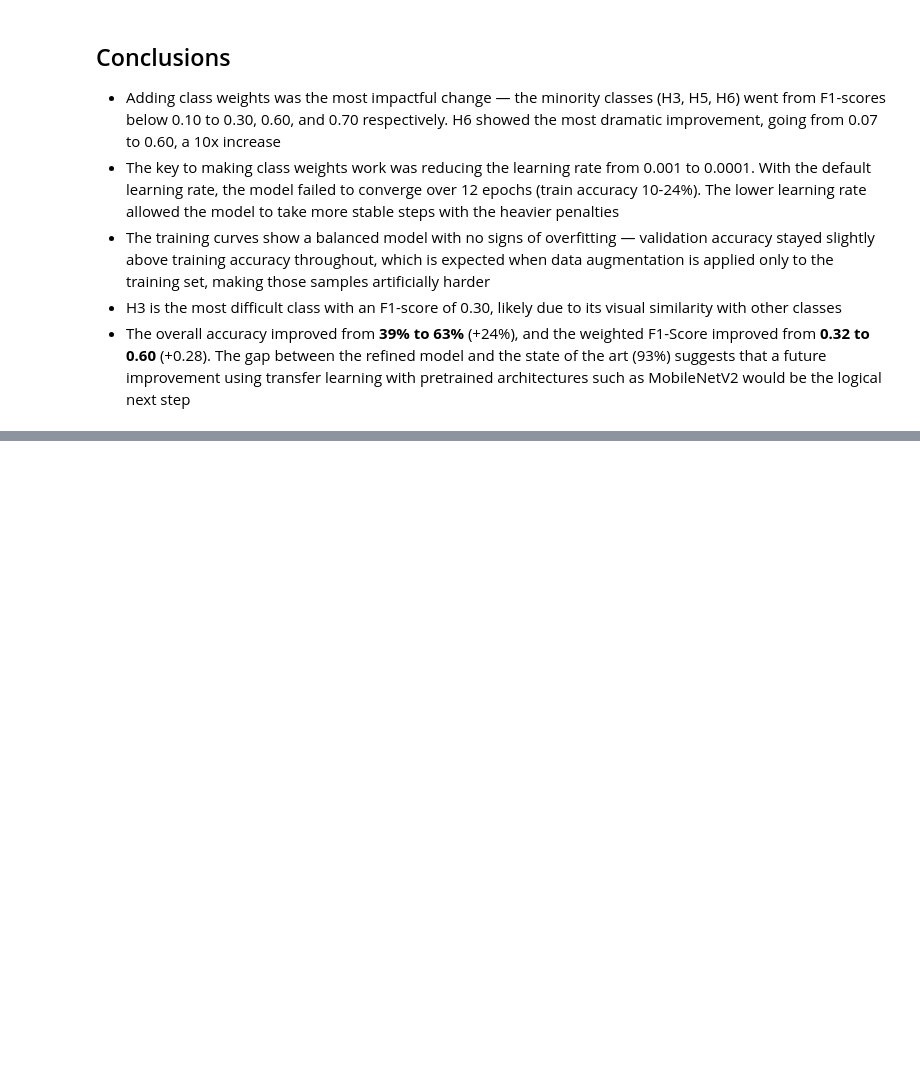
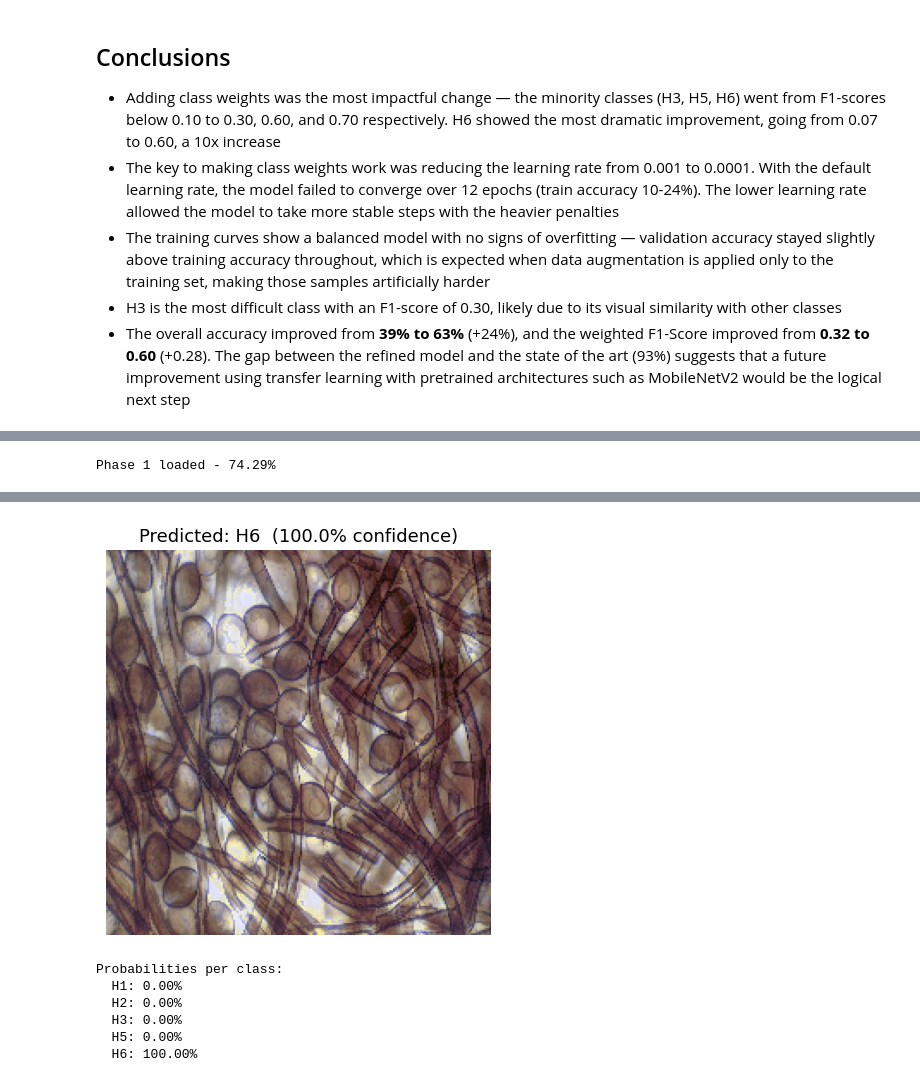
Before and after one commit to Hiram10tec/DeFungi-ML, a Jupyter notebook: DeFungi_ML.ipynb, the cells around one changed output, grey strips where cells are left out. Cells and saved outputs as stored; diff of their text form; code cells hidden in the pictures; blank space fills up the shorter version.

```diff
--- a/DeFungi_ML.ipynb
+++ b/DeFungi_ML.ipynb
@@ -757,0 +1005,41 @@ Probabilities per class:
+# %%
+from tensorflow.keras.models import load_model
+
+model_v3 = load_model('/content/drive/MyDrive/TC3002/model_v3_224_phase1.keras')
+print("Phase 1 loaded - 74.29%")
+# %% [output]
+Phase 1 loaded - 74.29%
+# %%
+from google.colab import files
+from tensorflow.keras.preprocessing import image
+from tensorflow.keras.applications.mobilenet_v2 import preprocess_input
+import numpy as np
+import matplotlib.pyplot as plt
+
+# Upload image
+uploaded = files.upload()
+img_path = list(uploaded.keys())[0]
+
+# Preprocess (224x224, MobileNetV2 preprocessing)
+img = image.load_img(img_path, target_size=(224, 224))
+img_array = image.img_to_array(img)
+img_array = preprocess_input(img_array)          # -1 to 1 range
+img_array = np.expand_dims(img_array, axis=0)   # batch dimension
+
+# Predict
+predictions = model_v3.predict(img_array)
+predicted_index = np.argmax(predictions[0])
+predicted_class = class_names[predicted_index]
+confidence = predictions[0][predicted_index] * 100
+
+# Result
+plt.figure(figsize=(5, 5))
+plt.imshow(image.load_img(img_path, target_size=(224, 224)))
+plt.title(f'Predicted: {predicted_class}  ({confidence:.1f}% confidence)', fontsize=13)
+plt.axis('off')
+plt.show()
+
+print(f"\nProbabilities per class:")
+for i, cls in enumerate(class_names):
+    print(f"  {cls}: {predictions[0][i]*100:.2f}%")
+# %% [output]
@@ -757,0 +1049,7 @@ Probabilities per class:
+[figure, added]
+Probabilities per class:
+  H1: 0.00%
+  H2: 0.00%
+  H3: 0.00%
+  H5: 0.00%
+  H6: 100.00%
```
Also changed, not shown: parts of 17 cells of this notebook.
